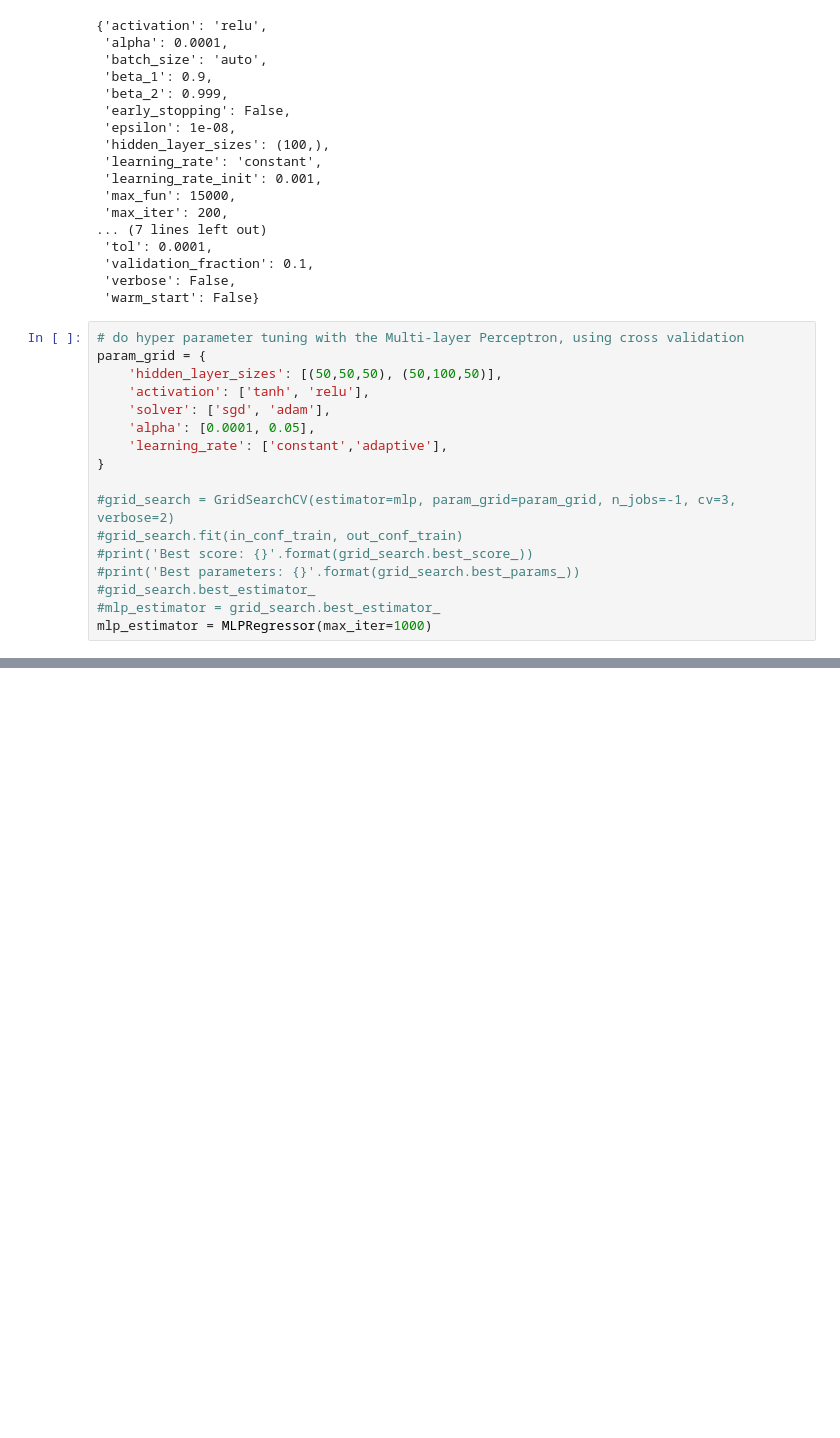
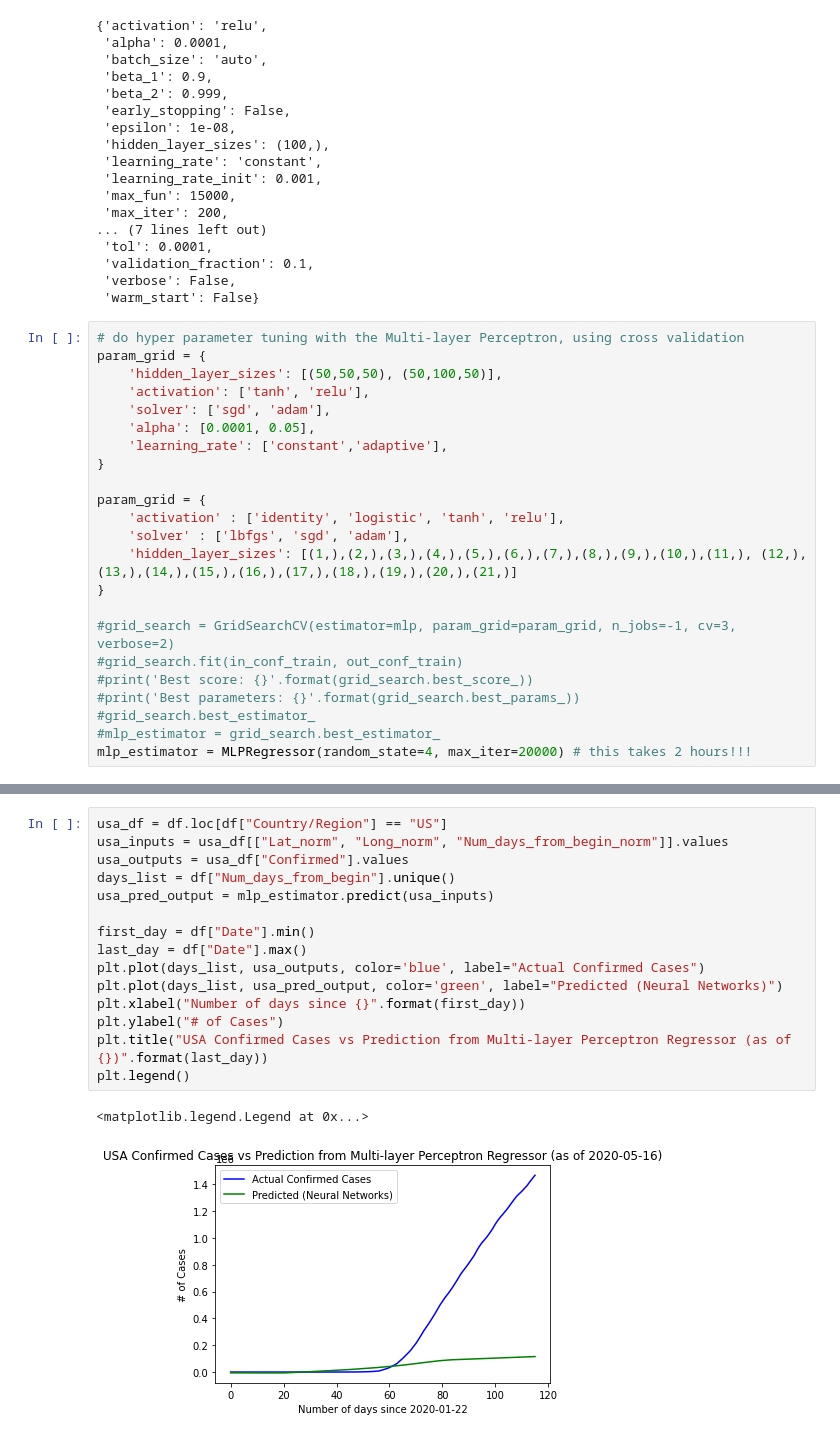
Before and after one commit to EduRibeiro00/CovidForecast-feup-iart, a Jupyter notebook: proj2/covid_analysis_nn.ipynb, the cells around one changed output, grey strips where cells are left out. Cells and saved outputs as stored; diff of their text form; blank space fills up the shorter version.

Commit message:
Very little result with neural network (too computationaly heavy)

```diff
--- a/proj2/covid_analysis_nn.ipynb
+++ b/proj2/covid_analysis_nn.ipynb
@@ -104,13 +107,19 @@ param_grid = {
     'learning_rate': ['constant','adaptive'],
 }
 
+param_grid = {
+    'activation' : ['identity', 'logistic', 'tanh', 'relu'],
+    'solver' : ['lbfgs', 'sgd', 'adam'],
+    'hidden_layer_sizes': [(1,),(2,),(3,),(4,),(5,),(6,),(7,),(8,),(9,),(10,),(11,), (12,),(13,),(14,),(15,),(16,),(17,),(18,),(19,),(20,),(21,)]
+}
+
 #grid_search = GridSearchCV(estimator=mlp, param_grid=param_grid, n_jobs=-1, cv=3, verbose=2)
 #grid_search.fit(in_conf_train, out_conf_train)
 #print('Best score: {}'.format(grid_search.best_score_))
 #print('Best parameters: {}'.format(grid_search.best_params_))
 #grid_search.best_estimator_
 #mlp_estimator = grid_search.best_estimator_
-mlp_estimator = MLPRegressor(max_iter=1000)
+mlp_estimator = MLPRegressor(random_state=4, max_iter=20000) # this takes 2 hours!!!
 # %%
 mlp_estimator.fit(in_conf_train, out_conf_train)
 mlp_estimator_pred = mlp_estimator.predict(in_conf_test)
@@ -121,0 +135,18 @@ print('MSE:', mean_squared_error(out_conf_test, mlp_estimator_pred))
+# %%
+usa_df = df.loc[df["Country/Region"] == "US"]
+usa_inputs = usa_df[["Lat_norm", "Long_norm", "Num_days_from_begin_norm"]].values
+usa_outputs = usa_df["Confirmed"].values
+days_list = df["Num_days_from_begin"].unique()
+usa_pred_output = mlp_estimator.predict(usa_inputs)
+
+first_day = df["Date"].min()
+last_day = df["Date"].max()
+plt.plot(days_list, usa_outputs, color='blue', label="Actual Confirmed Cases")
+plt.plot(days_list, usa_pred_output, color='green', label="Predicted (Neural Networks)")
+plt.xlabel("Number of days since {}".format(first_day))
+plt.ylabel("# of Cases")
+plt.title("USA Confirmed Cases vs Prediction from Multi-layer Perceptron Regressor (as of {})".format(last_day))
+plt.legend()
+# %% [output]
+<matplotlib.legend.Legend at 0x...>
+[figure, added]
```
Also changed, not shown: parts of 2 cells of this notebook.
